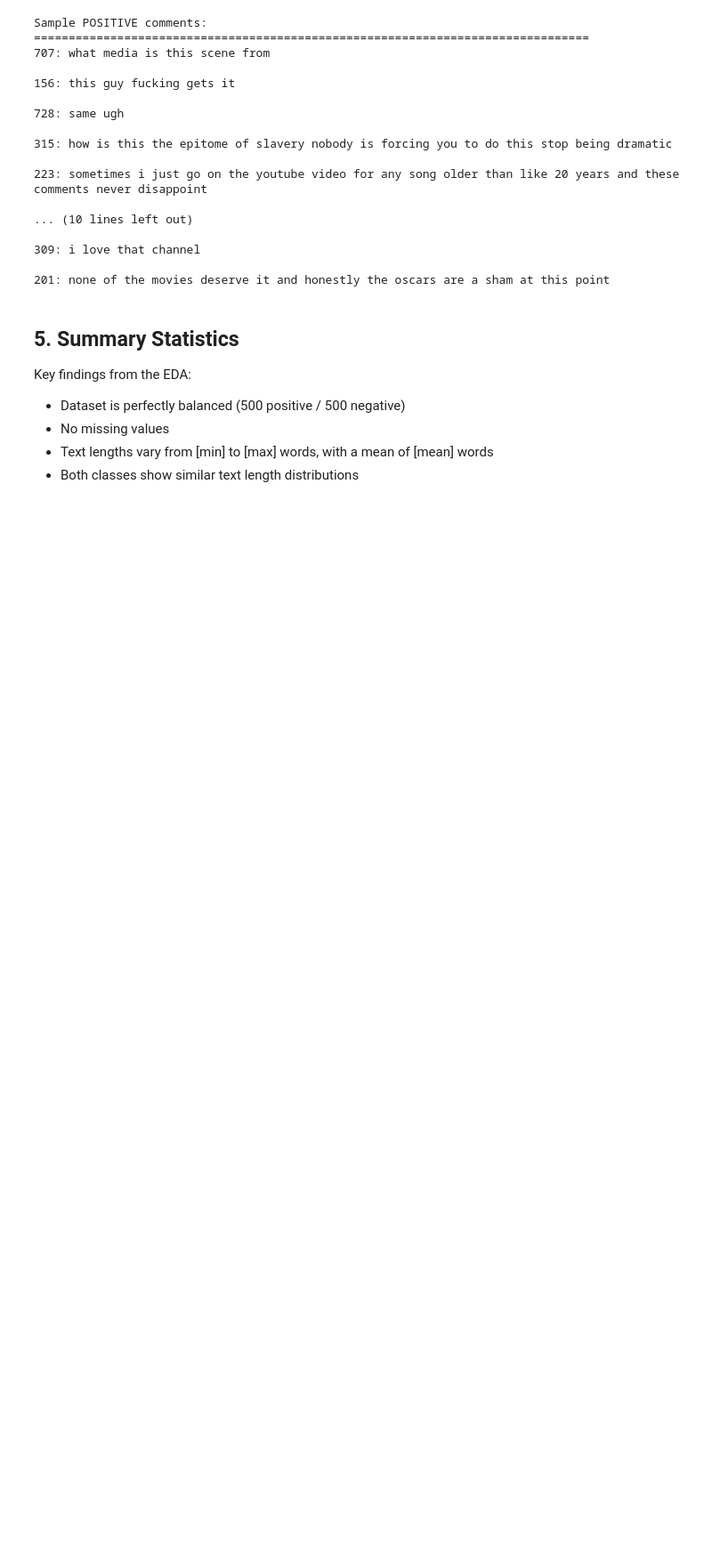
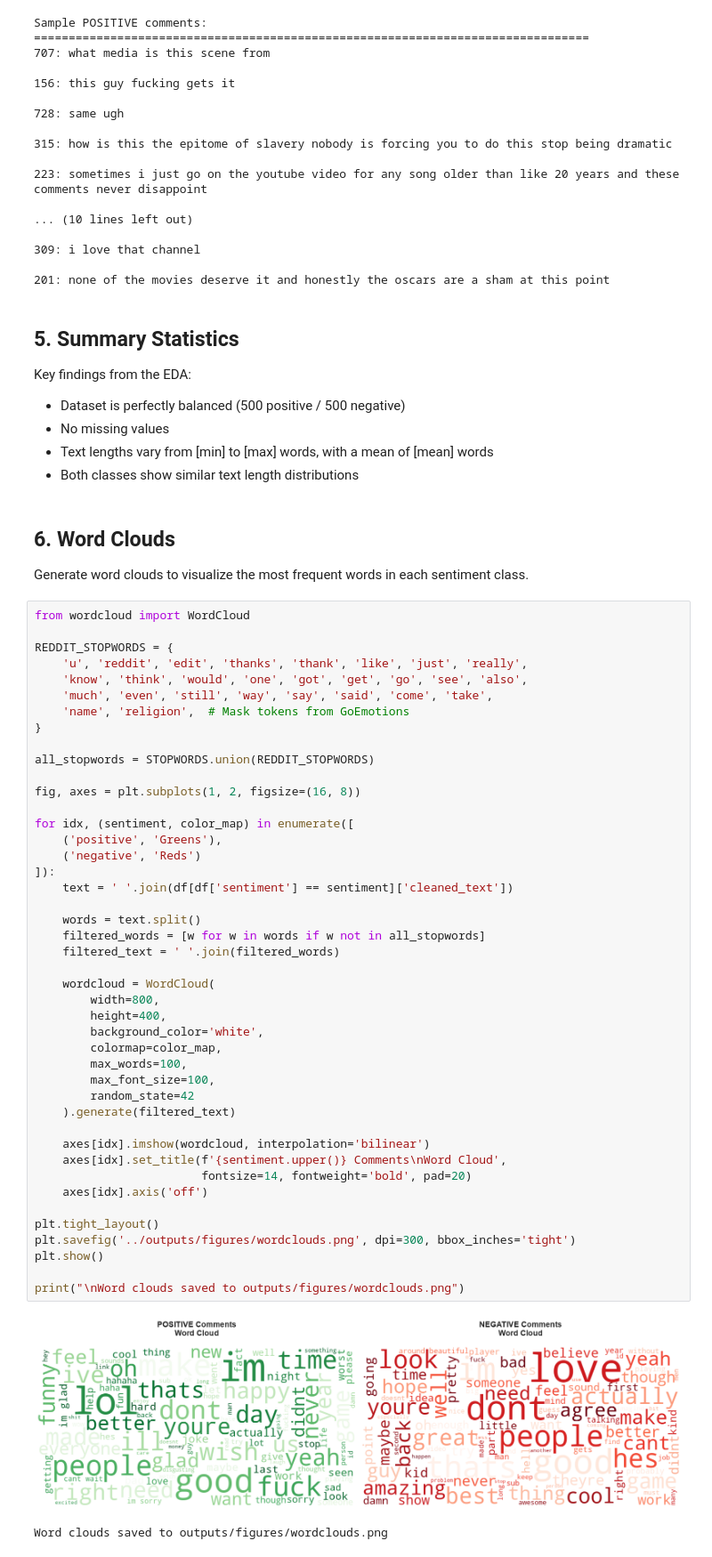
Before and after one commit to pabox123/JEHEJEHEJEHE, a Jupyter notebook: notebooks/01_eda.ipynb, the cells around one changed output. Shown at 89% size. Drawn from its saved outputs; the diff is of its cells as text; blank space fills up the shorter version.

```diff
--- a/notebooks/01_eda.ipynb
+++ b/notebooks/01_eda.ipynb
@@ -224,3 +226,54 @@ Key findings from the EDA:
 - No missing values
 - Text lengths vary from [min] to [max] words, with a mean of [mean] words
 - Both classes show similar text length distributions
+# %% [markdown]
+## 6. Word Clouds
+
+Generate word clouds to visualize the most frequent words in each sentiment class.
+# %%
+from wordcloud import WordCloud
+
+REDDIT_STOPWORDS = {
+    'u', 'reddit', 'edit', 'thanks', 'thank', 'like', 'just', 'really',
+    'know', 'think', 'would', 'one', 'got', 'get', 'go', 'see', 'also',
+    'much', 'even', 'still', 'way', 'say', 'said', 'come', 'take',
+    'name', 'religion',  # Mask tokens from GoEmotions
+}
+
+all_stopwords = STOPWORDS.union(REDDIT_STOPWORDS)
+
+fig, axes = plt.subplots(1, 2, figsize=(16, 8))
+
+for idx, (sentiment, color_map) in enumerate([
+    ('positive', 'Greens'),
+    ('negative', 'Reds')
+]):
+    text = ' '.join(df[df['sentiment'] == sentiment]['cleaned_text'])
+
+    words = text.split()
+    filtered_words = [w for w in words if w not in all_stopwords]
+    filtered_text = ' '.join(filtered_words)
+
+    wordcloud = WordCloud(
+        width=800,
+        height=400,
+        background_color='white',
+        colormap=color_map,
+        max_words=100,
+        max_font_size=100,
+        random_state=42
+    ).generate(filtered_text)
+
+    axes[idx].imshow(wordcloud, interpolation='bilinear')
+    axes[idx].set_title(f'{sentiment.upper()} Comments\nWord Cloud',
+                        fontsize=14, fontweight='bold', pad=20)
+    axes[idx].axis('off')
+
+plt.tight_layout()
+plt.savefig('../outputs/figures/wordclouds.png', dpi=300, bbox_inches='tight')
+plt.show()
+
+print("\nWord clouds saved to outputs/figures/wordclouds.png")
+# %% [output]
+[figure, added]
+Word clouds saved to outputs/figures/wordclouds.png
```
Also changed, not shown: parts of 4 cells of this notebook, 4 other files.
